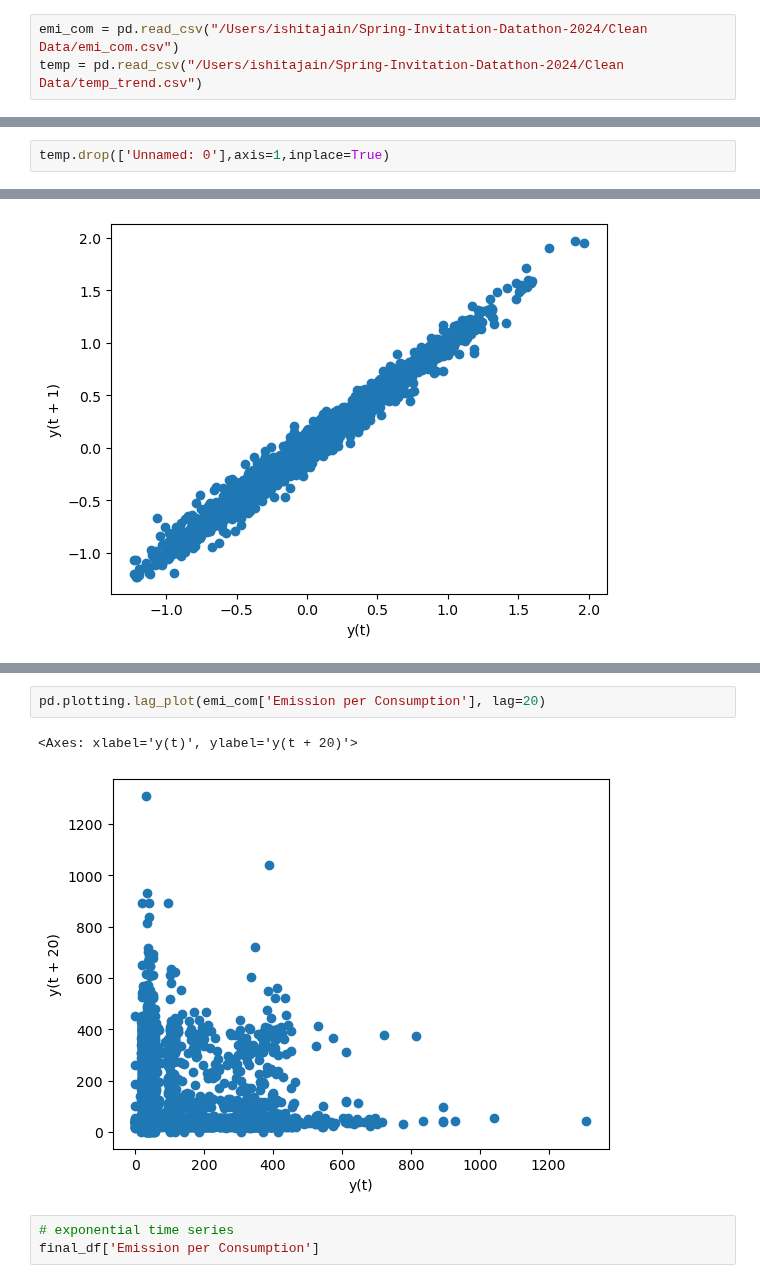
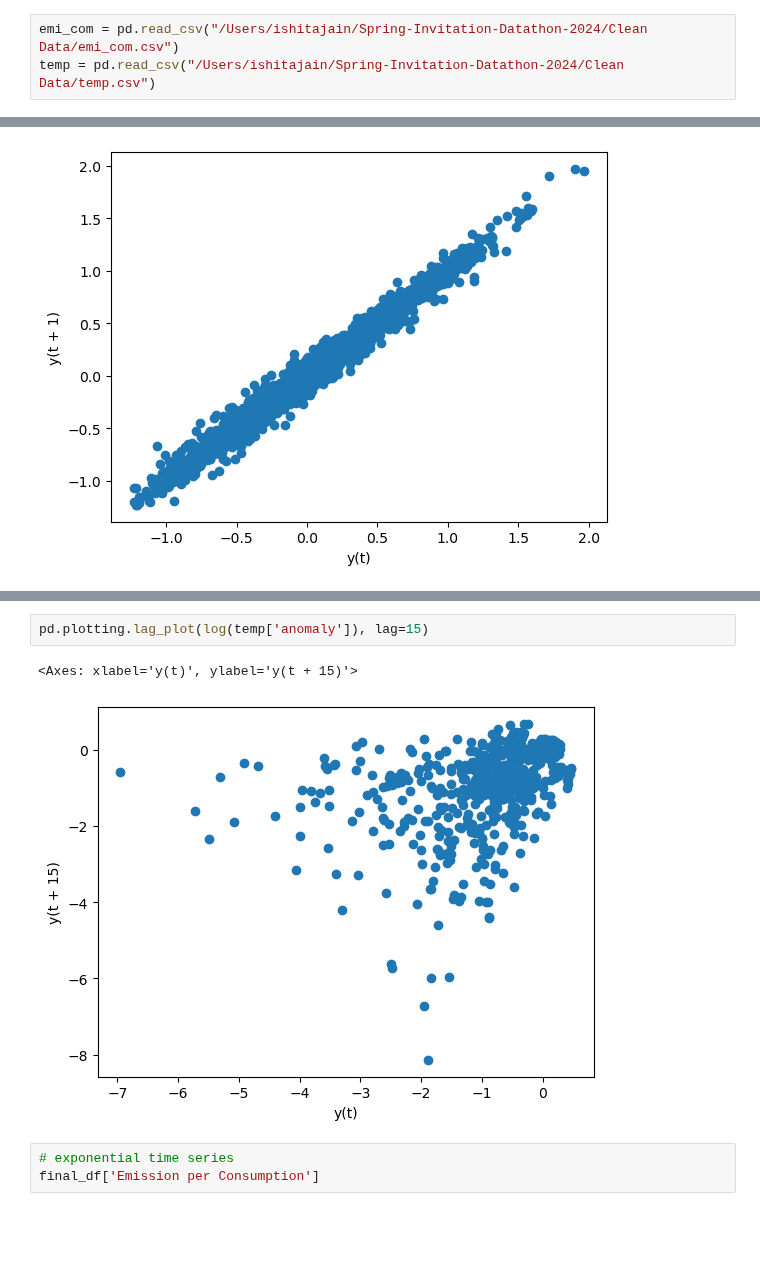
Before and after one commit to chtang-hmc/Spring-Invitation-Datathon-2024, a Jupyter notebook: Analysis/temp_time_series.ipynb, the cells around one changed output, grey strips where cells are left out. Saved outputs shown, nothing was run; the diff lists cells and outputs as text; blank space fills up the shorter version.

```diff
--- a/Analysis/temp_time_series.ipynb
+++ b/Analysis/temp_time_series.ipynb
@@ -9,6 +9,6 @@ from LinearModel import *
 import sklearn
 # %%
 emi_com = pd.read_csv("/Users/ishitajain/Spring-Invitation-Datathon-2024/Clean Data/emi_com.csv")
-temp = pd.read_csv("/Users/ishitajain/Spring-Invitation-Datathon-2024/Clean Data/temp_trend.csv")
+temp = pd.read_csv("/Users/ishitajain/Spring-Invitation-Datathon-2024/Clean Data/temp.csv")
 # %%
 emi_com['Date'] = pd.to_datetime(emi_com['Date'])
@@ -111,2 +98,0 @@ memory usage: 46.5 KB
-# %%
-temp.drop(['Unnamed: 0'],axis=1,inplace=True)
@@ -477,8 +591,8 @@ emi_com
 # %%
-pd.plotting.lag_plot(emi_com['Emission per Consumption'], lag=20)
+pd.plotting.lag_plot(log(temp['anomaly']), lag=15)
 # %% [output]
-<Axes: xlabel='y(t)', ylabel='y(t + 20)'>
+<Axes: xlabel='y(t)', ylabel='y(t + 15)'>
-[figure, old version]
+[figure, new version]
 # %%
 # exponential time series
 final_df['Emission per Consumption']
```
Also changed, not shown: parts of 56 cells of this notebook, 3 other files.
